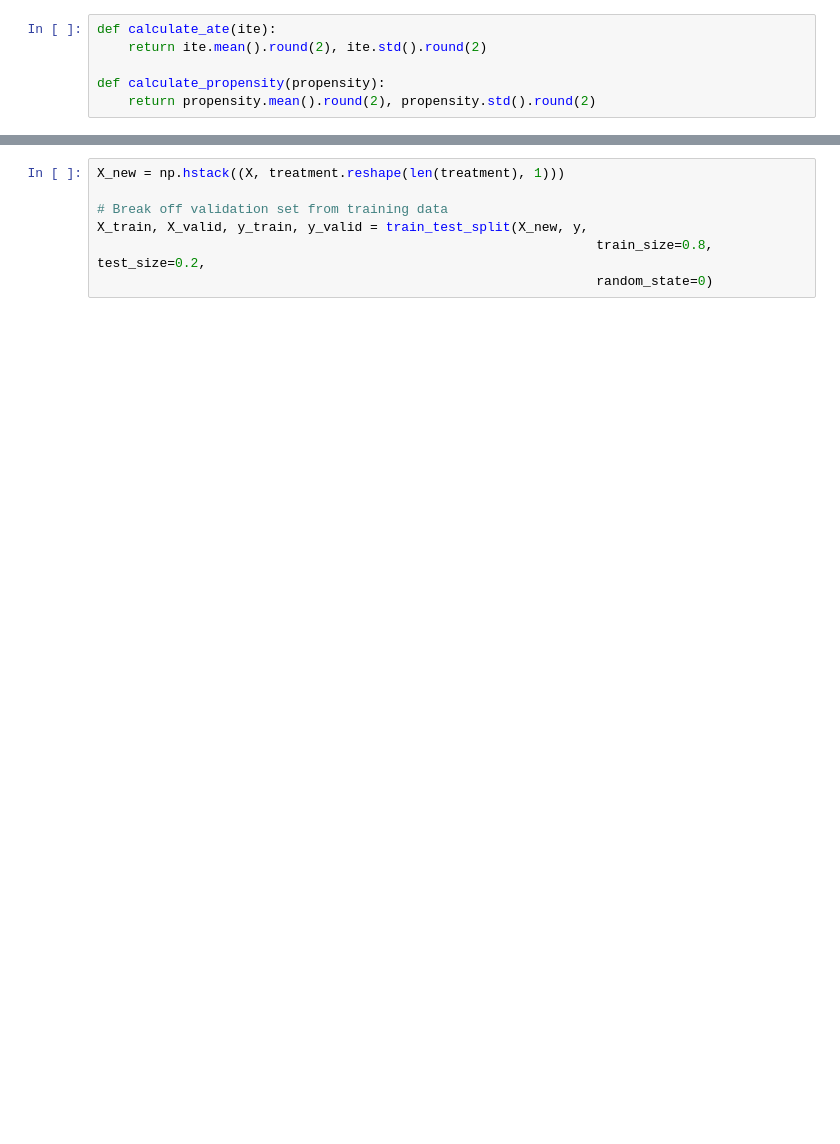
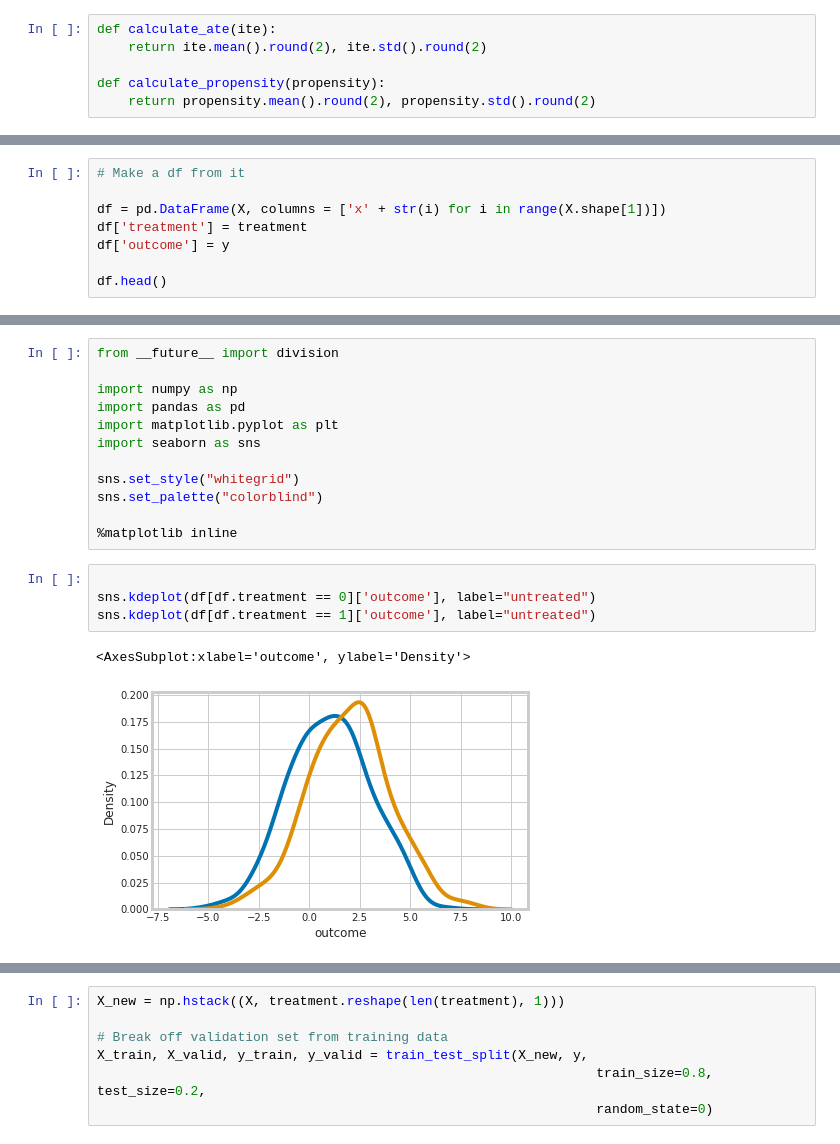
Before and after one commit to Pacmed/causal_inference, a Jupyter notebook: basic_pipeline.ipynb, the cells around one changed output, grey strips where cells are left out. Drawn from its saved outputs; the diff is of its cells as text; blank space fills up the shorter version.

Commit message:
# data_creator added

```diff
--- a/basic_pipeline.ipynb
+++ b/basic_pipeline.ipynb
@@ -47 +49,9 @@ The true ATE of the generated data is 0.5 with standard deviation equal to 0.19
 The average propensity score value is equal to 0.52 with standard deviation equal to 0.3 .
+# %%
+# Make a df from it
+
+df = pd.DataFrame(X, columns = ['x' + str(i) for i in range(X.shape[1])])
+df['treatment'] = treatment
+df['outcome'] = y
+
+df.head()
@@ -47,0 +65,19 @@ The average propensity score value is equal to 0.52 with standard deviation equa
+# %%
+from __future__ import division
+
+import numpy as np
+import pandas as pd
+import matplotlib.pyplot as plt
+import seaborn as sns
+
+sns.set_style("whitegrid")
+sns.set_palette("colorblind")
+
+%matplotlib inline
+# %%
+
+sns.kdeplot(df[df.treatment == 0]['outcome'], label="untreated")
+sns.kdeplot(df[df.treatment == 1]['outcome'], label="untreated")
+# %% [output]
+<AxesSubplot:xlabel='outcome', ylabel='Density'>
+[figure, added]
```
Also changed, not shown: parts of 28 cells of this notebook, 4 other files.
